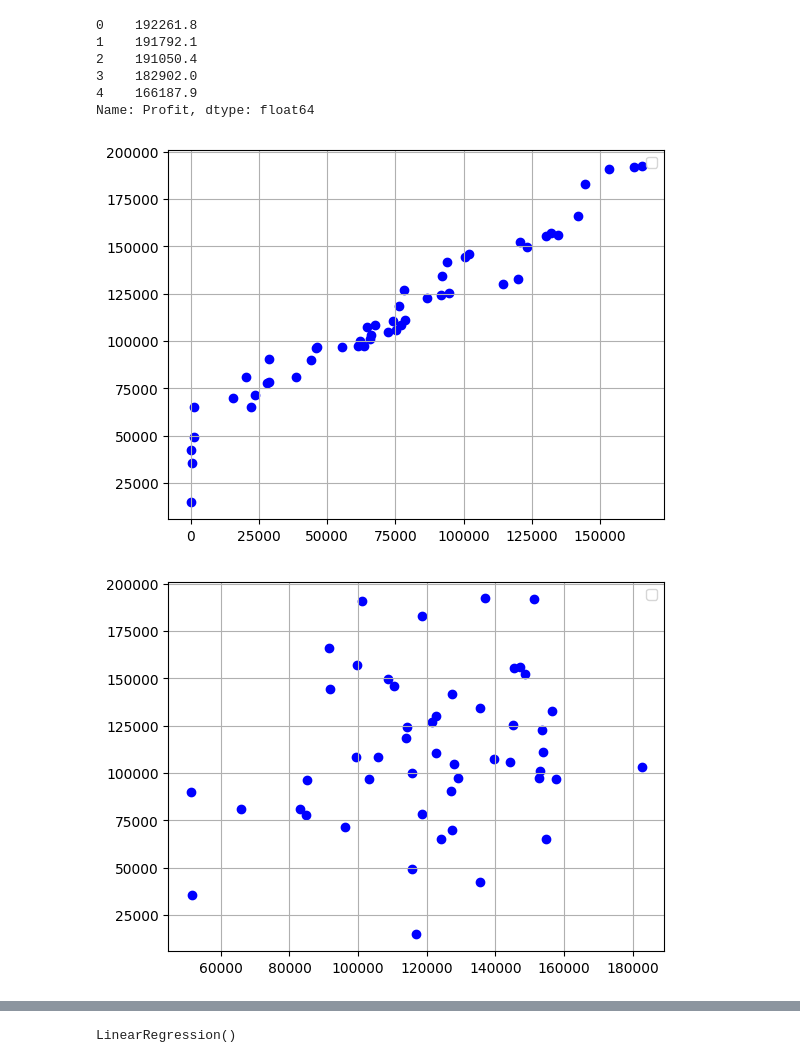
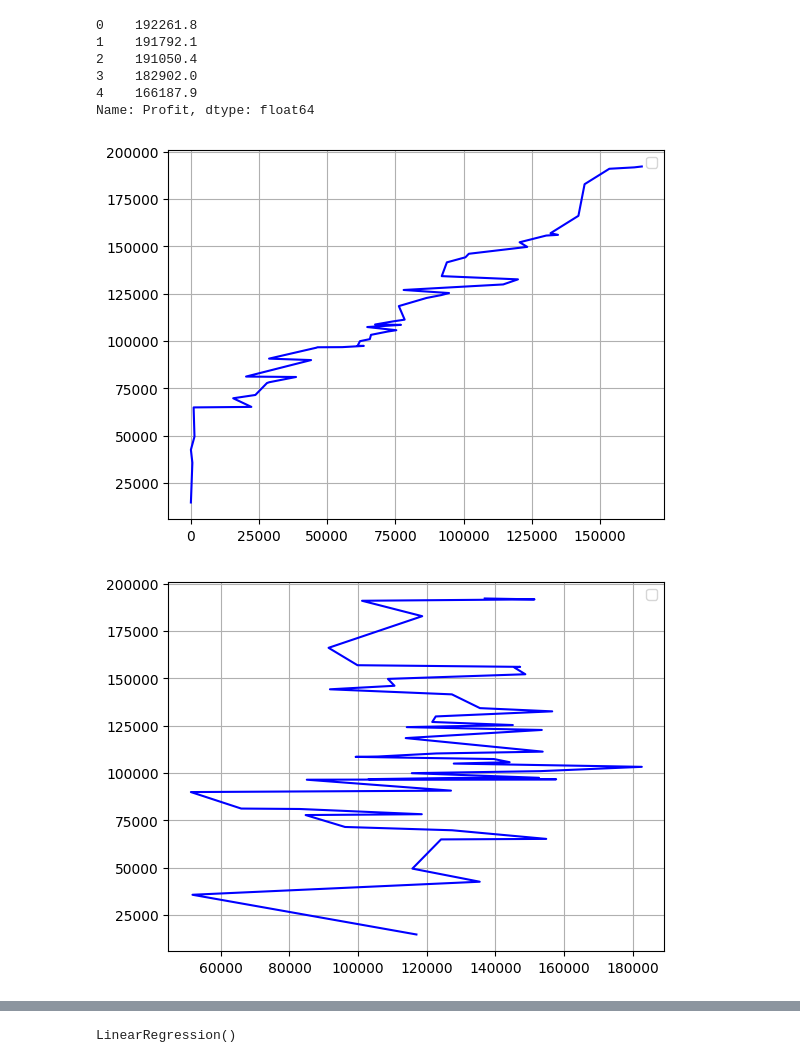
Before and after one commit to Bwar3am/machine-learning-in-use, a Jupyter notebook: multipleregression.ipynb, the cells around one changed output, grey strips where cells are left out. Saved outputs shown, nothing was run; the diff lists cells and outputs as text; code cells hidden in the pictures.

```diff
--- a/multipleregression.ipynb
+++ b/multipleregression.ipynb
@@ -94,23 +94,23 @@ x = df['R&D Spend'].astype(float)  # Convert to float for plotting
 y = df['Profit'].astype(float)
 
 
-plt.scatter(x, y, color='blue')
+plt.plot(x, y, color='blue')
 plt.legend()  # Show legend
 plt.grid(True)  # Add grid
 plt.show()
 # %% [output]
-[figure, old version]
+[figure, new version]
 # %%
 x = df['Administration'].astype(float)  # Convert to float for plotting
 y = df['Profit'].astype(float)
 
 
-plt.scatter(x, y, color='blue')
+plt.plot(x, y, color='blue')
 plt.legend()  # Show legend
 plt.grid(True)  # Add grid
 plt.show()
 # %% [output]
-[figure, old version]
+[figure, new version]
 # %%
 x = df['Marketing Spend'].astype(float)  # Convert to float for plotting
 y = df['Profit'].astype(float)
```
Also changed, not shown: parts of 7 cells of this notebook.
